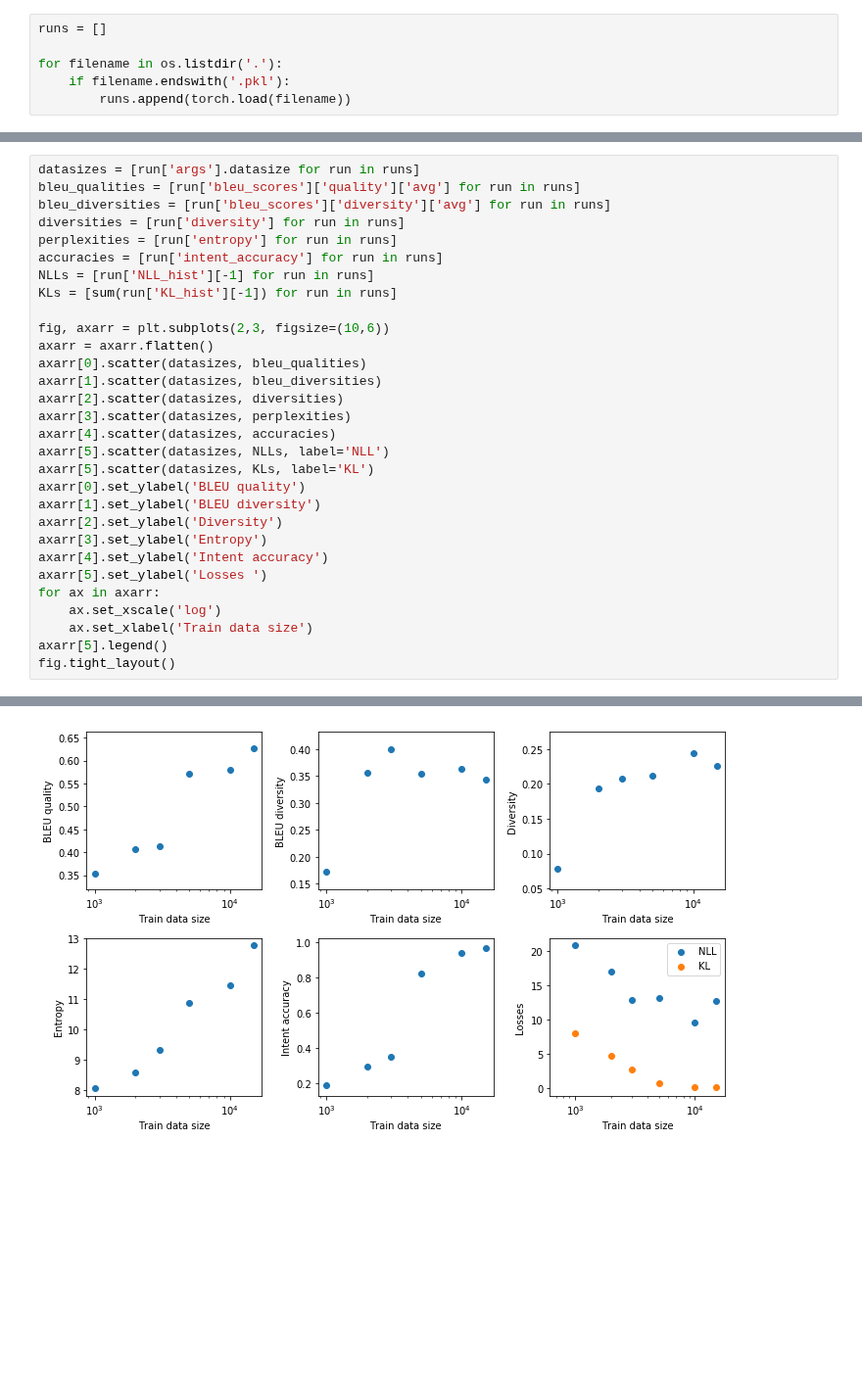
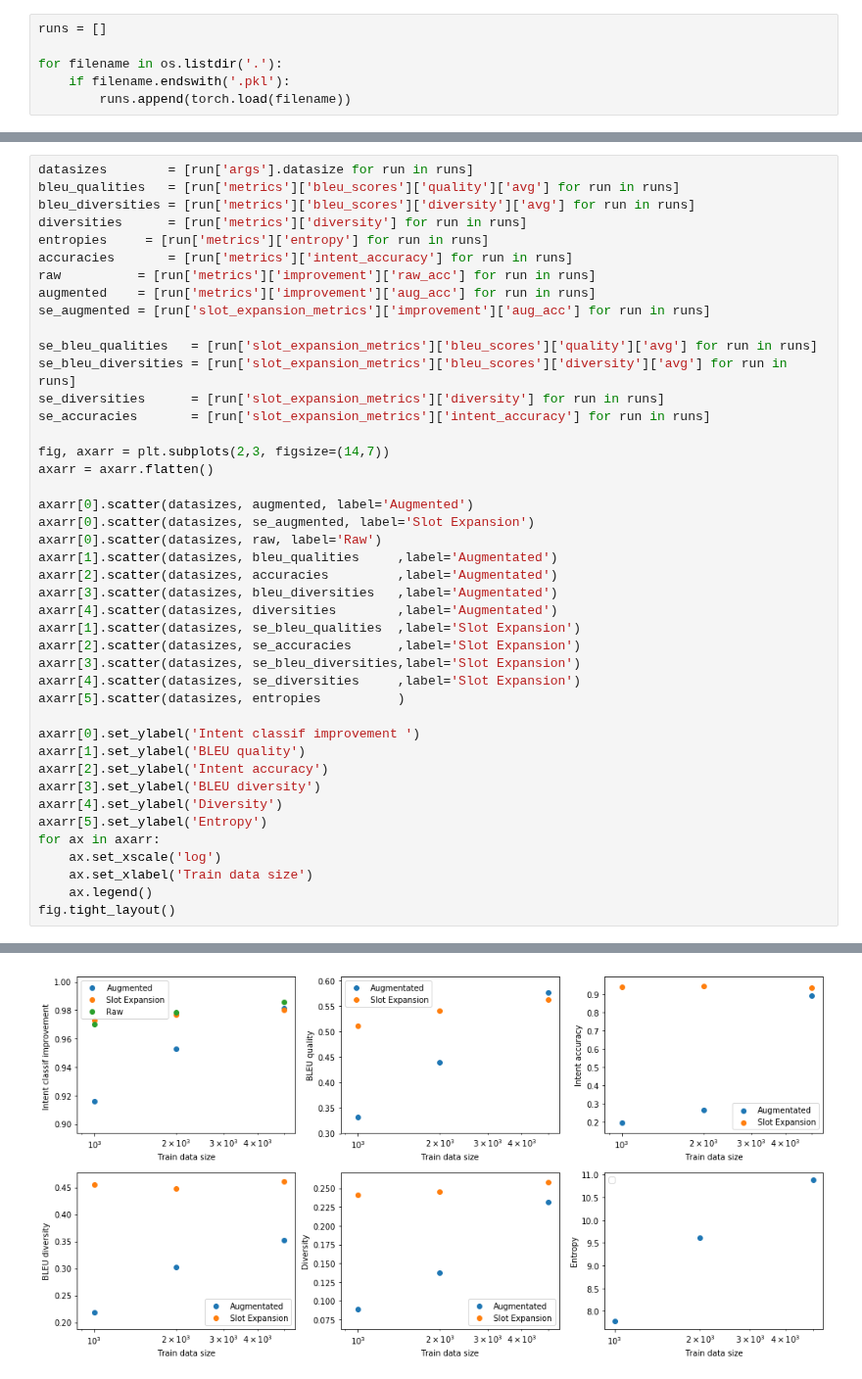
Before and after one commit to sonos/automatic-data-generation, a Jupyter notebook: automatic_data_generation/data-generation.ipynb, the cells around one changed output, grey strips where cells are left out. Shown at 98% size. Cells and saved outputs as stored; diff of their text form; blank space fills up the shorter version.

Commit message:
A lot of work on metrics

```diff
--- a/automatic_data_generation/data-generation.ipynb
+++ b/automatic_data_generation/data-generation.ipynb
@@ -354,31 +357,44 @@ pd.DataFrame(args_dic, columns=['datasize'])
 # %%
-datasizes = [run['args'].datasize for run in runs]
-bleu_qualities = [run['bleu_scores']['quality']['avg'] for run in runs]
-bleu_diversities = [run['bleu_scores']['diversity']['avg'] for run in runs]
-diversities = [run['diversity'] for run in runs]
-perplexities = [run['entropy'] for run in runs]
-accuracies = [run['intent_accuracy'] for run in runs]
-NLLs = [run['NLL_hist'][-1] for run in runs]
-KLs = [sum(run['KL_hist'][-1]) for run in runs]
+datasizes        = [run['args'].datasize for run in runs]
+bleu_qualities   = [run['metrics']['bleu_scores']['quality']['avg'] for run in runs]
+bleu_diversities = [run['metrics']['bleu_scores']['diversity']['avg'] for run in runs]
+diversities      = [run['metrics']['diversity'] for run in runs]
+entropies     = [run['metrics']['entropy'] for run in runs]
+accuracies       = [run['metrics']['intent_accuracy'] for run in runs]
+raw          = [run['metrics']['improvement']['raw_acc'] for run in runs]
+augmented    = [run['metrics']['improvement']['aug_acc'] for run in runs]
+se_augmented = [run['slot_expansion_metrics']['improvement']['aug_acc'] for run in runs]
 
-fig, axarr = plt.subplots(2,3, figsize=(10,6))
+se_bleu_qualities   = [run['slot_expansion_metrics']['bleu_scores']['quality']['avg'] for run in runs]
+se_bleu_diversities = [run['slot_expansion_metrics']['bleu_scores']['diversity']['avg'] for run in runs]
+se_diversities      = [run['slot_expansion_metrics']['diversity'] for run in runs]
+se_accuracies       = [run['slot_expansion_metrics']['intent_accuracy'] for run in runs]
+
+fig, axarr = plt.subplots(2,3, figsize=(14,7))
 axarr = axarr.flatten()
-axarr[0].scatter(datasizes, bleu_qualities)
-axarr[1].scatter(datasizes, bleu_diversities)
-axarr[2].scatter(datasizes, diversities)
-axarr[3].scatter(datasizes, perplexities)
-axarr[4].scatter(datasizes, accuracies)
-axarr[5].scatter(datasizes, NLLs, label='NLL')
-axarr[5].scatter(datasizes, KLs, label='KL')
-axarr[0].set_ylabel('BLEU quality')
-axarr[1].set_ylabel('BLEU diversity')
-axarr[2].set_ylabel('Diversity')
-axarr[3].set_ylabel('Entropy')
-axarr[4].set_ylabel('Intent accuracy')
-axarr[5].set_ylabel('Losses ')
+
+axarr[0].scatter(datasizes, augmented, label='Augmented')
+axarr[0].scatter(datasizes, se_augmented, label='Slot Expansion')
+axarr[0].scatter(datasizes, raw, label='Raw')
+axarr[1].scatter(datasizes, bleu_qualities     ,label='Augmentated')
+axarr[2].scatter(datasizes, accuracies         ,label='Augmentated')
+axarr[3].scatter(datasizes, bleu_diversities   ,label='Augmentated')
+axarr[4].scatter(datasizes, diversities        ,label='Augmentated')
+axarr[1].scatter(datasizes, se_bleu_qualities  ,label='Slot Expansion')
+axarr[2].scatter(datasizes, se_accuracies      ,label='Slot Expansion')
+axarr[3].scatter(datasizes, se_bleu_diversities,label='Slot Expansion')
+axarr[4].scatter(datasizes, se_diversities     ,label='Slot Expansion')
+axarr[5].scatter(datasizes, entropies          )
+
+axarr[0].set_ylabel('Intent classif improvement ')
+axarr[1].set_ylabel('BLEU quality')
+axarr[2].set_ylabel('Intent accuracy')
+axarr[3].set_ylabel('BLEU diversity')
+axarr[4].set_ylabel('Diversity')
+axarr[5].set_ylabel('Entropy')
 for ax in axarr:
     ax.set_xscale('log')
     ax.set_xlabel('Train data size')
-axarr[5].legend()
+    ax.legend()
 fig.tight_layout()
 # %% [output]
@@ -385 +402 @@ fig.tight_layout()
-[figure, old version]
+[figure, new version]
```
Also changed, not shown: parts of 17 cells of this notebook, 3 other files.
